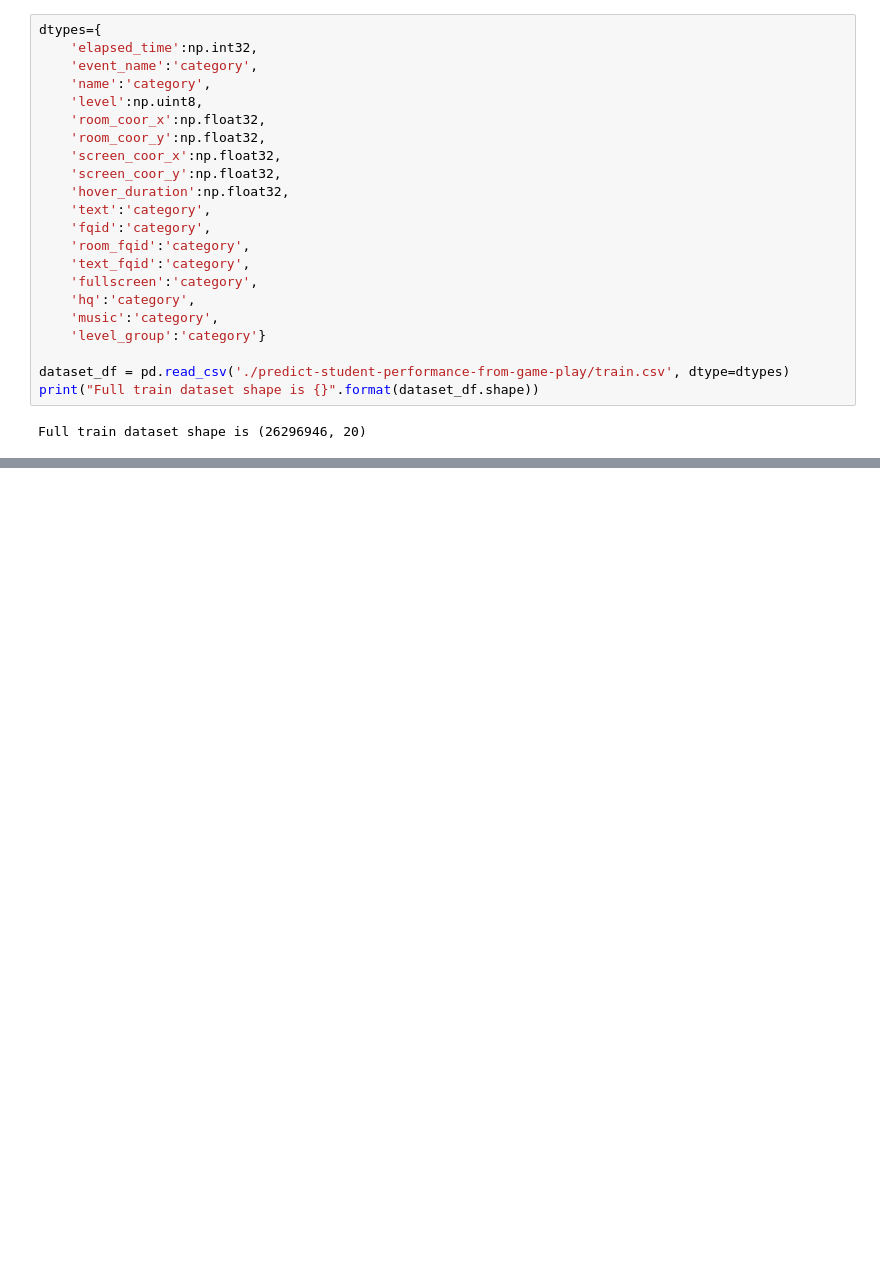
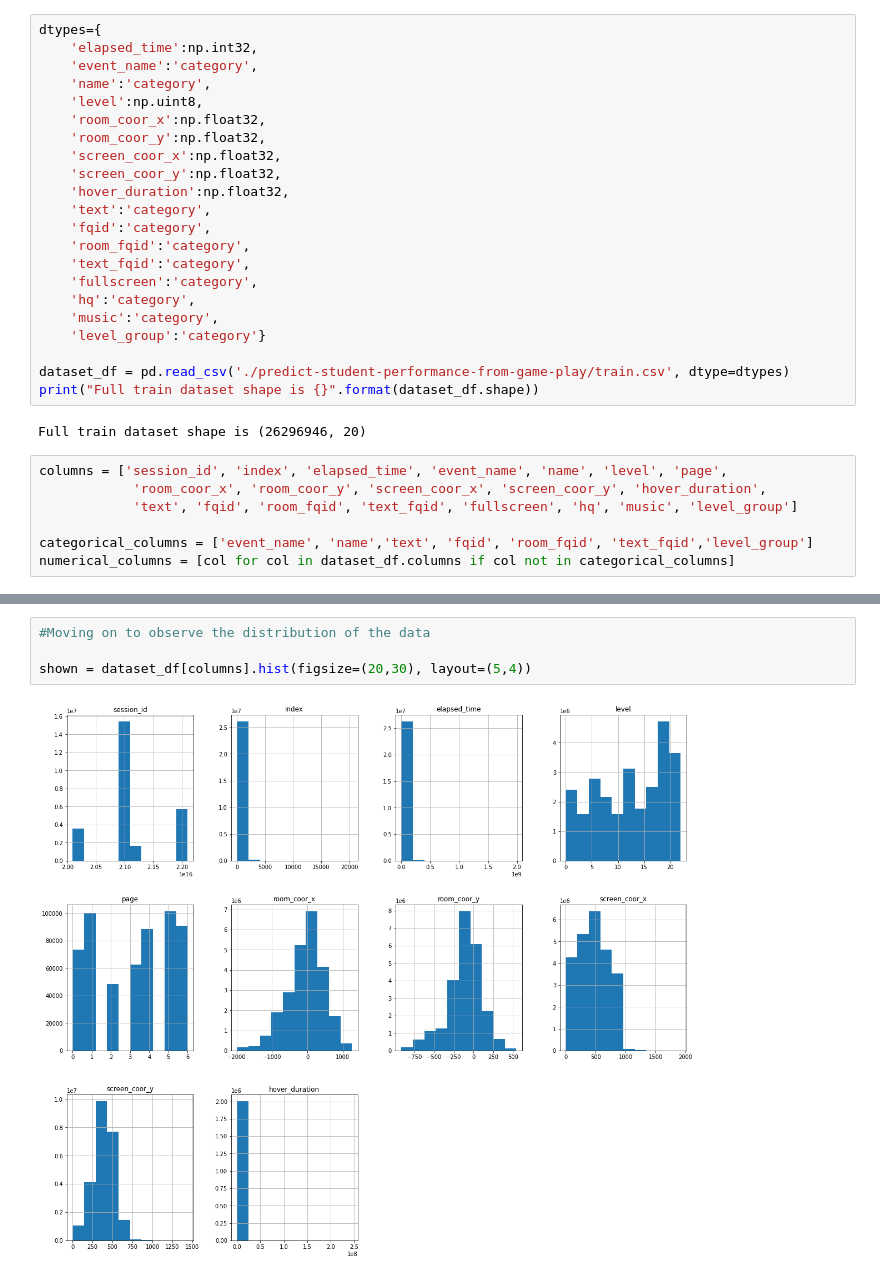
Before and after one commit to Malai237/ML-Project, a Jupyter notebook: starter.ipynb, the cells around one changed output, grey strips where cells are left out. Saved outputs shown, nothing was run; the diff lists cells and outputs as text; blank space fills up the shorter version.

```diff
--- a/starter.ipynb
+++ b/starter.ipynb
@@ -28,6 +32,13 @@ dataset_df = pd.read_csv('./predict-student-performance-from-game-play/train.csv
 print("Full train dataset shape is {}".format(dataset_df.shape))
 # %% [output]
 Full train dataset shape is (26296946, 20)
+# %%
+columns = ['session_id', 'index', 'elapsed_time', 'event_name', 'name', 'level', 'page',
+            'room_coor_x', 'room_coor_y', 'screen_coor_x', 'screen_coor_y', 'hover_duration',
+            'text', 'fqid', 'room_fqid', 'text_fqid', 'fullscreen', 'hq', 'music', 'level_group']
+
+categorical_columns = ['event_name', 'name','text', 'fqid', 'room_fqid', 'text_fqid','level_group']
+numerical_columns = [col for col in dataset_df.columns if col not in categorical_columns]
 # %%
 # Display the first 5 examples
 dataset_df.head(5)
@@ -40,0 +68,6 @@ dataset_df.head(5)
+# %%
+#Moving on to observe the distribution of the data
+
+shown = dataset_df[columns].hist(figsize=(20,30), layout=(5,4))
+# %% [output]
+[figure, added]
```
Also changed, not shown: parts of 23 cells of this notebook.
